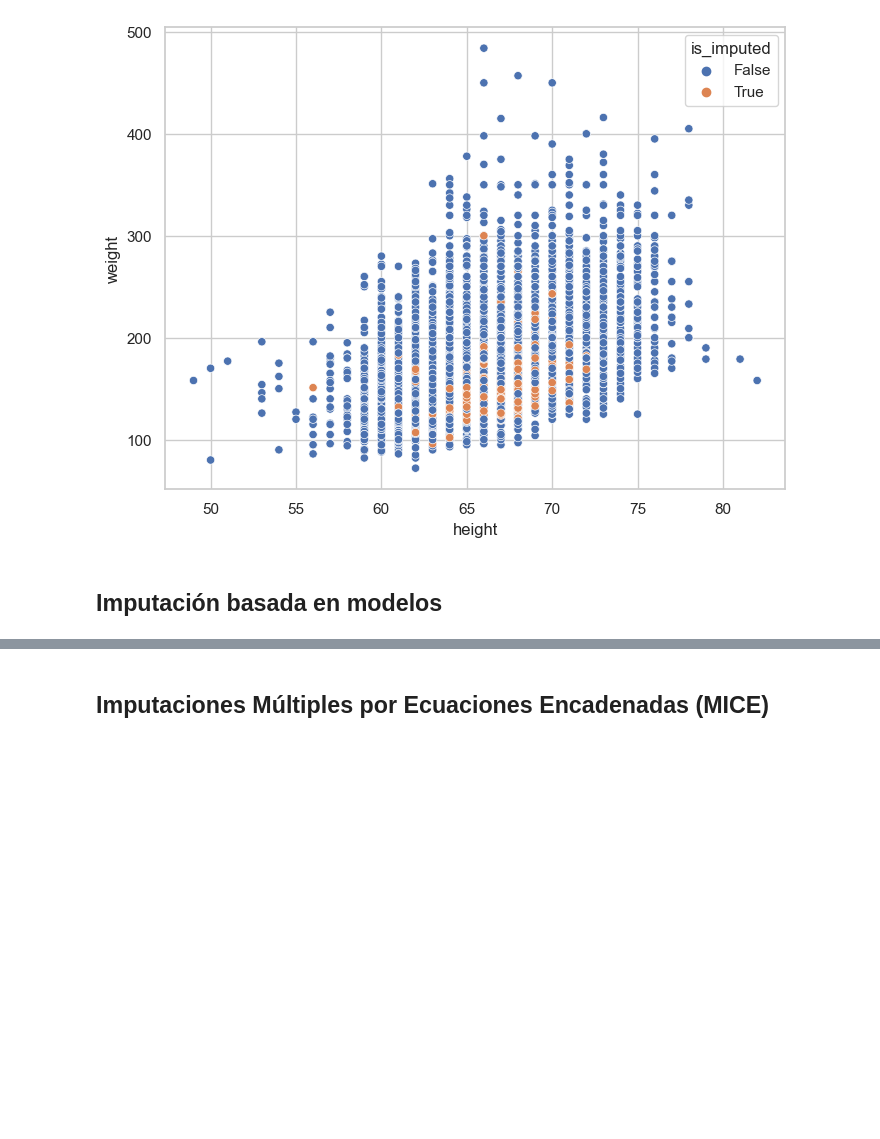
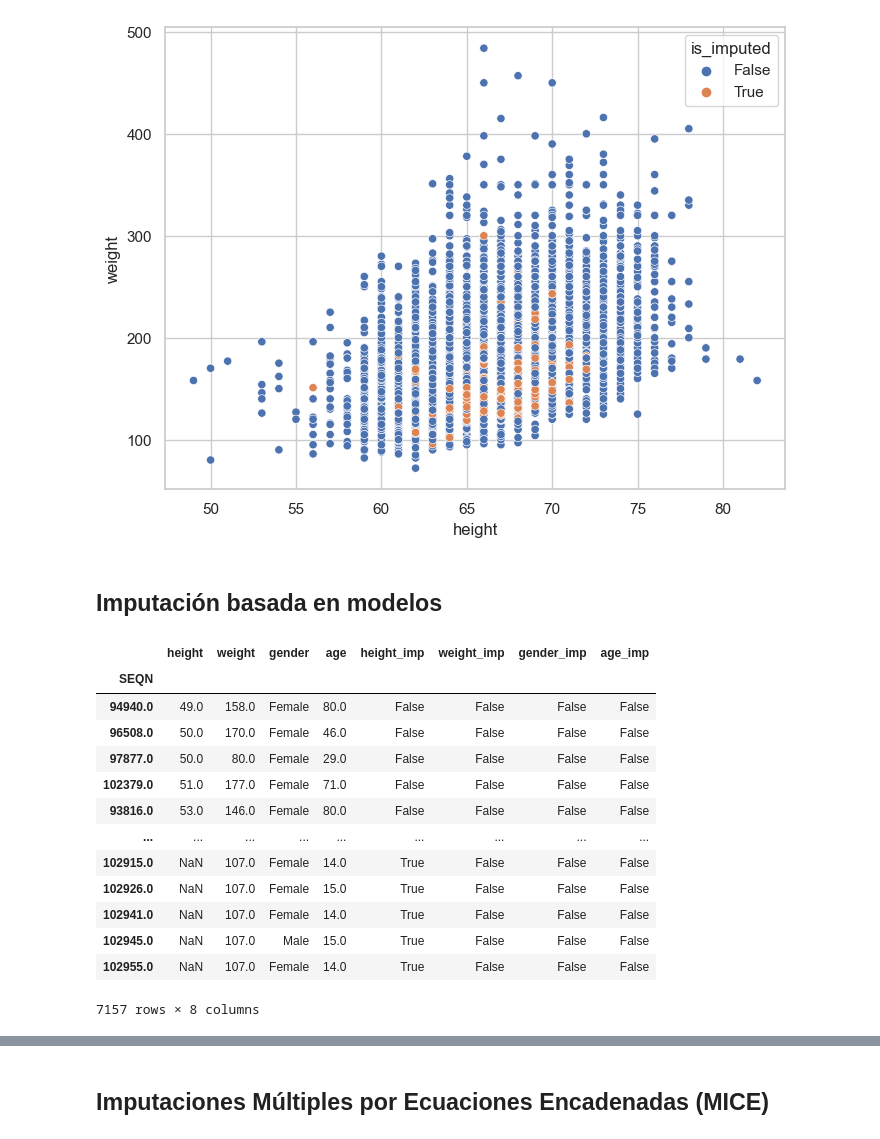
Before and after one commit to RaymundoSGlz/Manejo-de-datos-faltantes, a Jupyter notebook: live-imputation-missing-values.ipynb, the cells around one changed output, grey strips where cells are left out. Saved outputs shown, nothing was run; the diff lists cells and outputs as text; code cells hidden in the pictures; blank space fills up the shorter version.

```diff
--- a/live-imputation-missing-values.ipynb
+++ b/live-imputation-missing-values.ipynb
@@ -807,3 +807,36 @@ nhanes_df_knn
 [figure]
 # %% [markdown]
 ## Imputación basada en modelos
+# %%
+nhanes_model_df = ( # creamos un nuevo dataframe con las variables que utilizaremos para el modelo
+    nhanes_df
+    .select_columns("height", "weight", "gender", "age")
+    .sort_values(by="height")
+    .transform_column(
+        "weight",
+        lambda x: x.ffill(),
+        elementwise = False
+    )
+    .missing.bind_shadow_matrix( # creamos una matriz de sombra para visualizar los valores faltantes
+        True,
+        False,
+        suffix = "_imp",
+        only_missing = False # incluimos las variables que no tienen valores faltantes
+    )
+)
+nhanes_model_df
+# %% [output]
+|  | height | weight | gender | age | height_imp | weight_imp | gender_imp | age_imp |
+| SEQN |  |  |  |  |  |  |  |  |
+| 94940.0 | 49.0 | 158.0 | Female | 80.0 | False | False | False | False |
+| 96508.0 | 50.0 | 170.0 | Female | 46.0 | False | False | False | False |
+| 97877.0 | 50.0 | 80.0 | Female | 29.0 | False | False | False | False |
+| 102379.0 | 51.0 | 177.0 | Female | 71.0 | False | False | False | False |
+| 93816.0 | 53.0 | 146.0 | Female | 80.0 | False | False | False | False |
+| ... | ... | ... | ... | ... | ... | ... | ... | ... |
+| 102915.0 | NaN | 107.0 | Female | 14.0 | True | False | False | False |
+| 102926.0 | NaN | 107.0 | Female | 15.0 | True | False | False | False |
+| 102941.0 | NaN | 107.0 | Female | 14.0 | True | False | False | False |
+| 102945.0 | NaN | 107.0 | Male | 15.0 | True | False | False | False |
+| 102955.0 | NaN | 107.0 | Female | 14.0 | True | False | False | False |
+7157 rows × 8 columns
```
Also changed, not shown: parts of 13 cells of this notebook.
